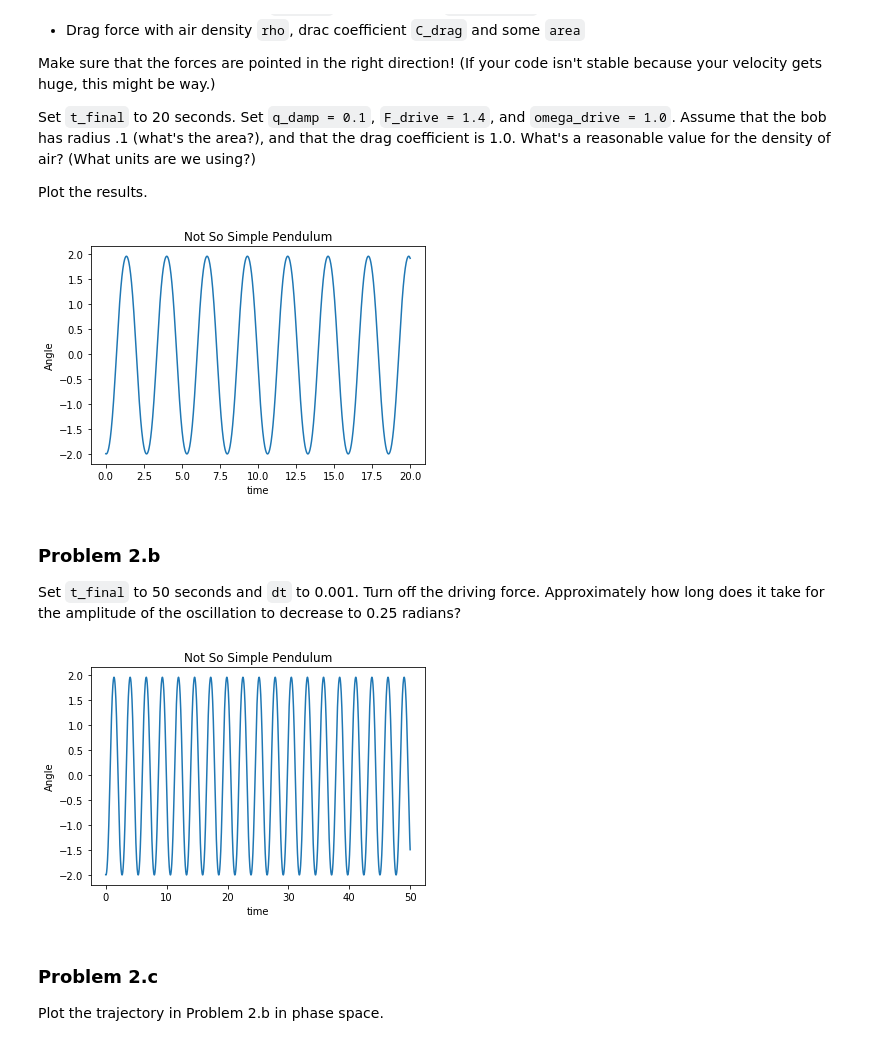
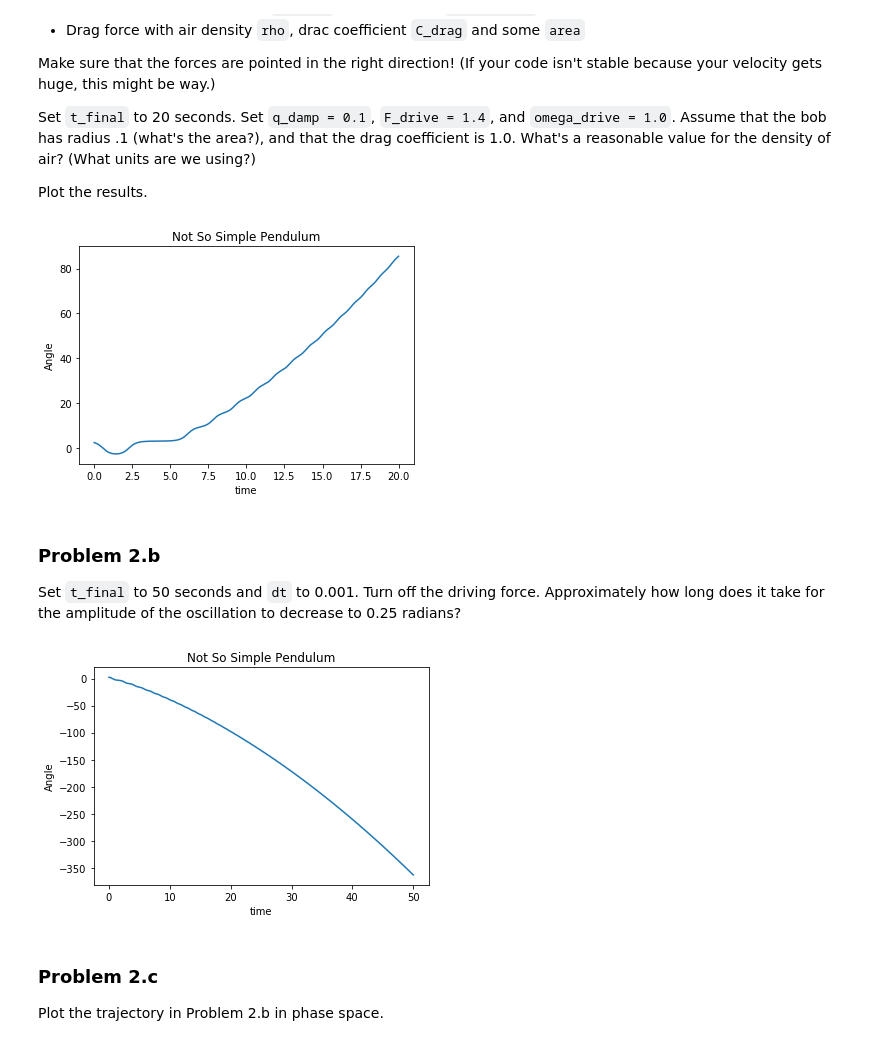
Before and after one commit to kyleperez/Homework04, a Jupyter notebook: Homework 4 .ipynb, the cells around one changed output. Saved outputs shown, nothing was run; the diff lists cells and outputs as text; code cells hidden in the pictures.

```diff
--- a/Homework 4 .ipynb
+++ b/Homework 4 .ipynb
@@ -396,33 +398,33 @@ Plot the results.
 # %%
 t_final = 20
 dt = .01
 tpoints = np.arange(0, t_final, dt)
 
 # FILL IN THE PARAMETERS OF THE NEW FORCES HERE
 q_damp = 0.1
 F_drive = 1.4
 omega_drive = 1.0
 
 area = 3.1416 * .1**2
 rho = 1.225
 C_drag = 0.5
 # Redefine h to include other forces
 def h(theta,omega,t):
     """d(omega)/dt, in the presence of other stuff"""
     SHO = -(g / ell) * (sin(theta))
-    friction = -1 * q_damp
+    friction = -1 * q_damp * omega
     drive = 1.4 * (sin(omega_drive * t))
-    drag = (-1 / 2) * C_drag * rho * area * (omega**2)
+    drag = (-1 / 2) * C_drag * rho * area * omega * abs(omega)
     return SHO + friction + drive + drag
 
 times, thetas_real, omegas_real = time_and_angles_leapfrog()
 plt.plot(times, thetas_real)
 plt.title("Not So Simple Pendulum")
 plt.xlabel('time')
 plt.ylabel('Angle')
 plt.show()
 # %% [output]
-[figure, old version]
+[figure, new version]
 # %% [markdown]
 ### Problem 2.b
 
@@ -456,7 +458,7 @@ plt.xlabel('time')
 plt.ylabel('Angle')
 plt.show()
 # %% [output]
-[figure, old version]
+[figure, new version]
 # %% [markdown]
 ### Problem 2.c
 
```
Also changed, not shown: parts of 13 cells of this notebook.
